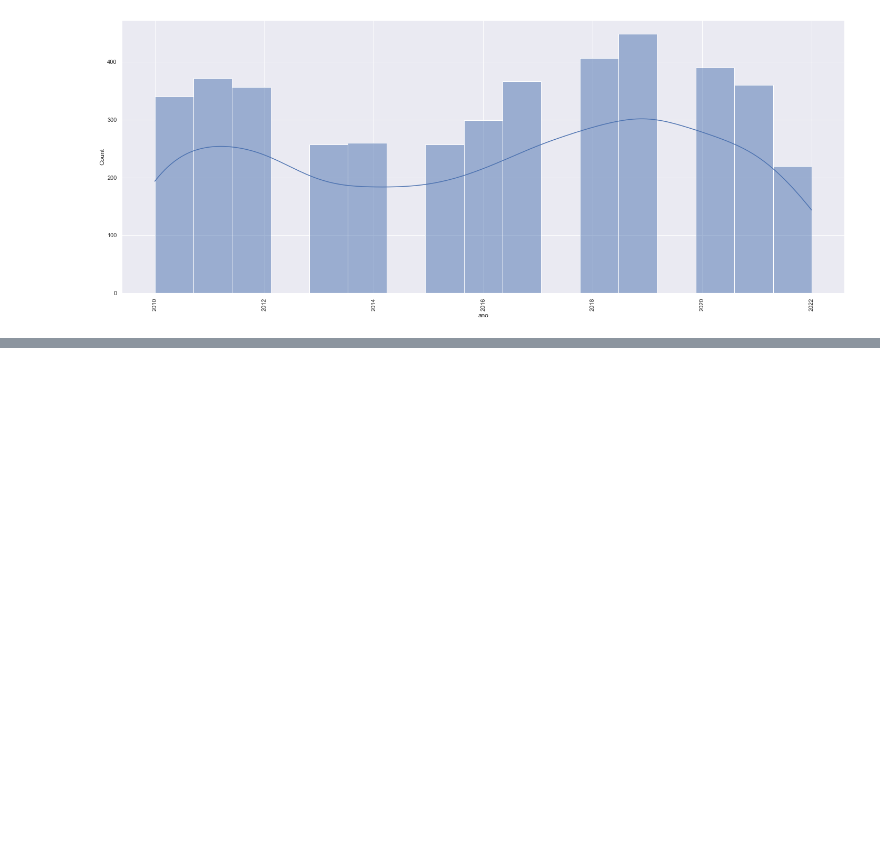
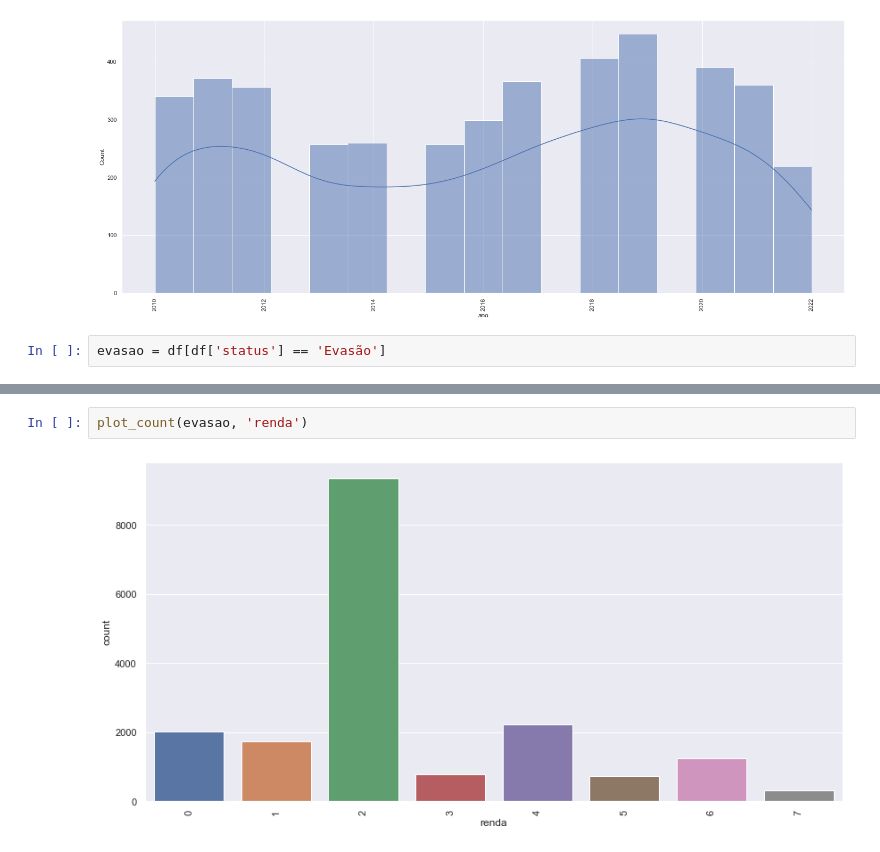
Before and after one commit to Cangerana/data_mining, a Jupyter notebook: discentes_analises.ipynb, the cells around one changed output, grey strips where cells are left out. Cells and saved outputs as stored; diff of their text form; blank space fills up the shorter version.

Commit message:
Analises relacionadas a taxa de evasão nos campos

```diff
--- a/discentes_analises.ipynb
+++ b/discentes_analises.ipynb
@@ -324,3 +329,5 @@ entrada_campus(df, 'Câmpus Goiânia')
 entrada_campus(df, 'Câmpus Anápolis')
 # %% [output]
 [figure]
+# %%
+evasao = df[df['status'] == 'Evasão']
@@ -326,0 +350,4 @@ entrada_campus(df, 'Câmpus Anápolis')
+# %%
+plot_count(evasao, 'renda')
+# %% [output]
+[figure, added]
```
Also changed, not shown: parts of 9 cells of this notebook.
